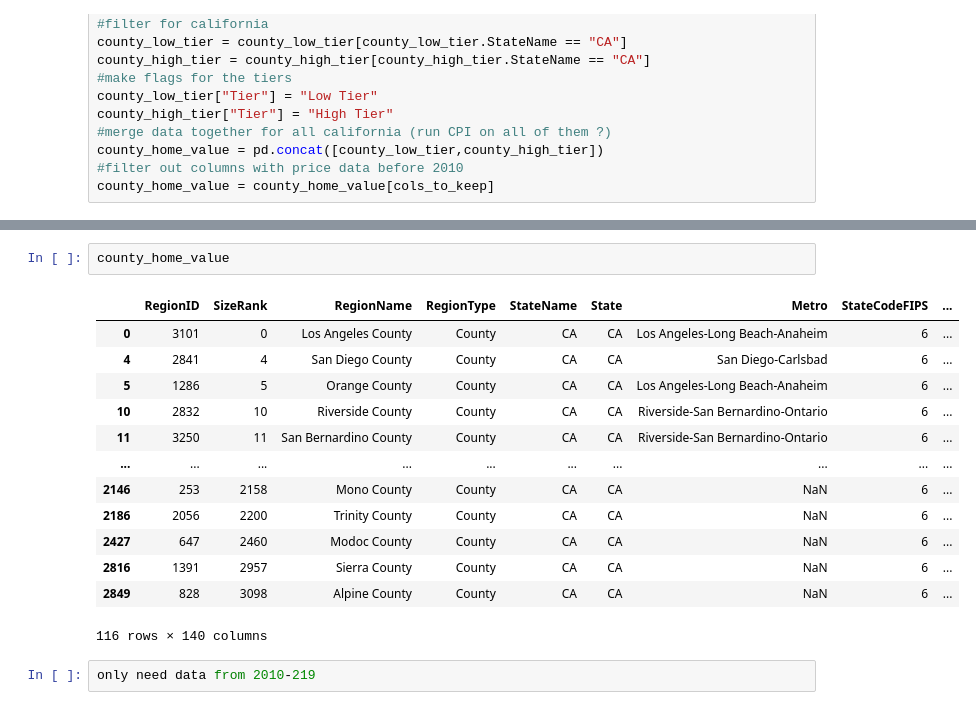
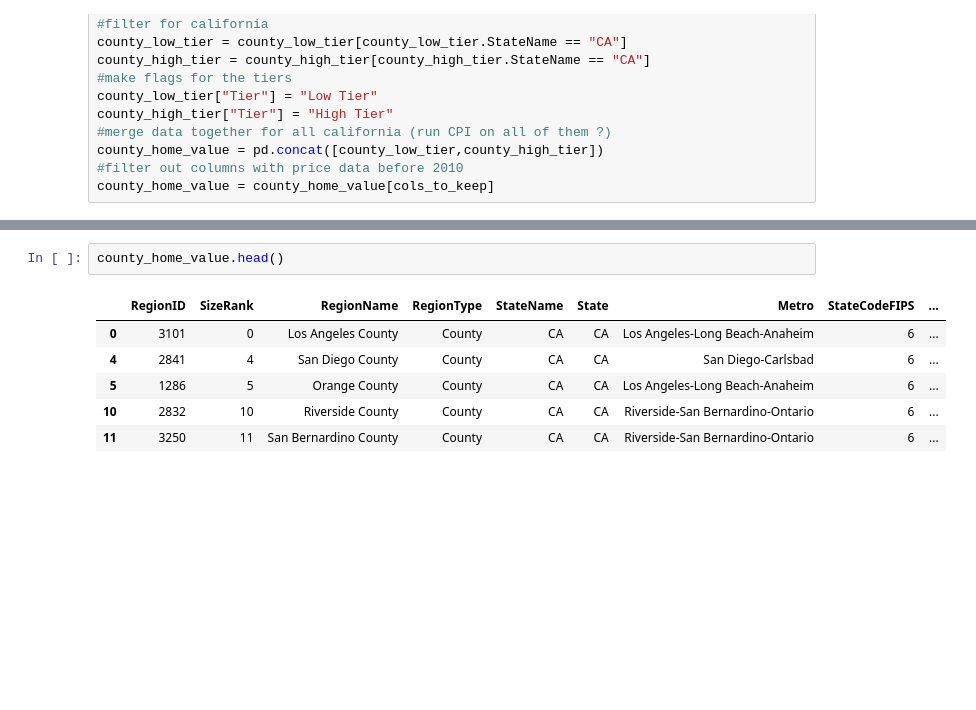
Before and after one commit to qunderriner/missing_middle_zillow, a Jupyter notebook: zillow_data_exploration.ipynb, the cells around one changed output, grey strips where cells are left out. Saved outputs shown, nothing was run; the diff lists cells and outputs as text; blank space fills up the shorter version.

```diff
--- a/zillow_data_exploration.ipynb
+++ b/zillow_data_exploration.ipynb
@@ -55,18 +39,9 @@ df_melt = df_melt.rename(columns={"year":"Year","variable":"AMI_Band","value":"N
 # %%
-county_home_value
+county_home_value.head()
 # %% [output]
 |  | RegionID | SizeRank | RegionName | RegionType | StateName | State | Metro | StateCodeFIPS | ... |
 | 0 | 3101 | 0 | Los Angeles County | County | CA | CA | Los Angeles-Long Beach-Anaheim | 6 | ... |
 | 4 | 2841 | 4 | San Diego County | County | CA | CA | San Diego-Carlsbad | 6 | ... |
 | 5 | 1286 | 5 | Orange County | County | CA | CA | Los Angeles-Long Beach-Anaheim | 6 | ... |
 | 10 | 2832 | 10 | Riverside County | County | CA | CA | Riverside-San Bernardino-Ontario | 6 | ... |
 | 11 | 3250 | 11 | San Bernardino County | County | CA | CA | Riverside-San Bernardino-Ontario | 6 | ... |
-| ... | ... | ... | ... | ... | ... | ... | ... | ... | ... |
-| 2146 | 253 | 2158 | Mono County | County | CA | CA | NaN | 6 | ... |
-| 2186 | 2056 | 2200 | Trinity County | County | CA | CA | NaN | 6 | ... |
-| 2427 | 647 | 2460 | Modoc County | County | CA | CA | NaN | 6 | ... |
-| 2816 | 1391 | 2957 | Sierra County | County | CA | CA | NaN | 6 | ... |
-| 2849 | 828 | 3098 | Alpine County | County | CA | CA | NaN | 6 | ... |
-116 rows × 140 columns
-# %%
-only need data from 2010-219
```
Also changed, not shown: parts of 20 cells of this notebook.
